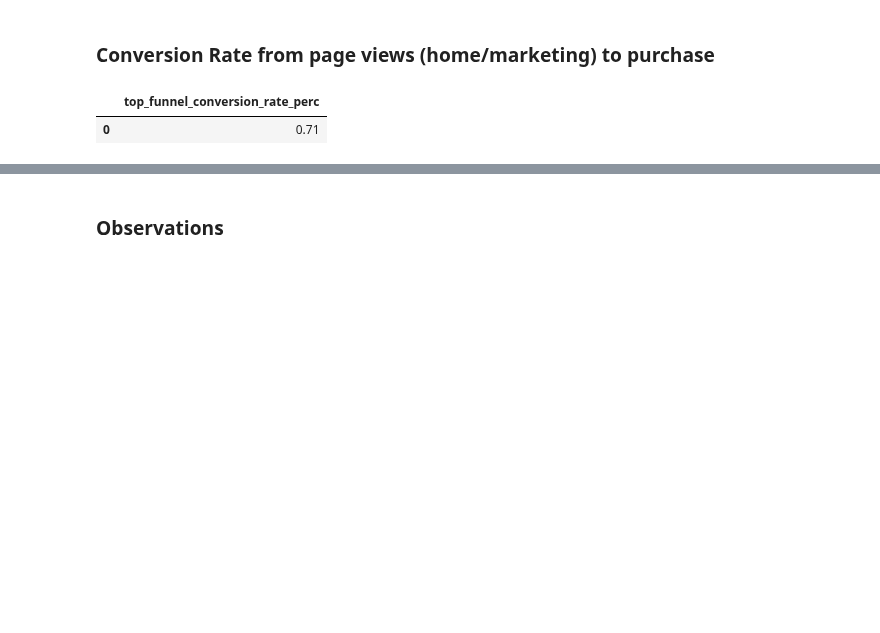
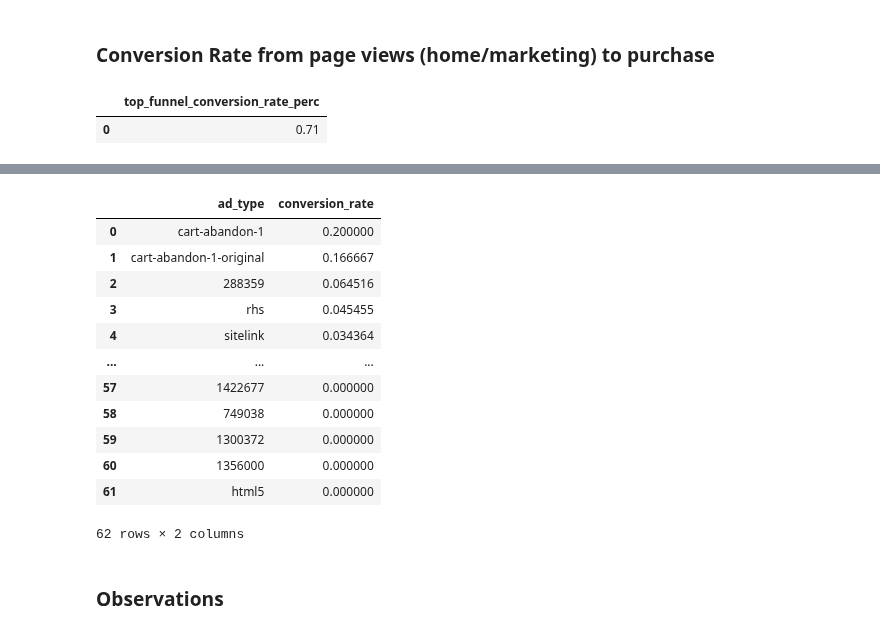
Before and after one commit to mindyng/2023-Business-Projects, a Jupyter notebook: masterclass-user-behavior-analysis-v2.ipynb, the cells around one changed output, grey strips where cells are left out. Saved outputs shown, nothing was run; the diff lists cells and outputs as text; code cells hidden in the pictures; blank space fills up the shorter version.

```diff
--- a/masterclass-user-behavior-analysis-v2.ipynb
+++ b/masterclass-user-behavior-analysis-v2.ipynb
@@ -1310,3 +1409,27 @@ duckdb.query(query).df()
+# %%
+query = """
+select ad_type
+, count(buyer_id)/count(*) as conversion_rate
+from conversion
+
+group by 1
+order by 2 desc
+"""
+duckdb.query(query).df()
+# %% [output]
+|  | ad_type | conversion_rate |
+| 0 | cart-abandon-1 | 0.200000 |
+| 1 | cart-abandon-1-original | 0.166667 |
+| 2 | 288359 | 0.064516 |
+| 3 | rhs | 0.045455 |
+| 4 | sitelink | 0.034364 |
+| ... | ... | ... |
+| 57 | 1422677 | 0.000000 |
+| 58 | 749038 | 0.000000 |
+| 59 | 1300372 | 0.000000 |
+| 60 | 1356000 | 0.000000 |
+| 61 | html5 | 0.000000 |
+62 rows × 2 columns
 # %% [markdown]
 ### Observations
 # %% [markdown]
```
Also changed, not shown: parts of 7 cells of this notebook.
